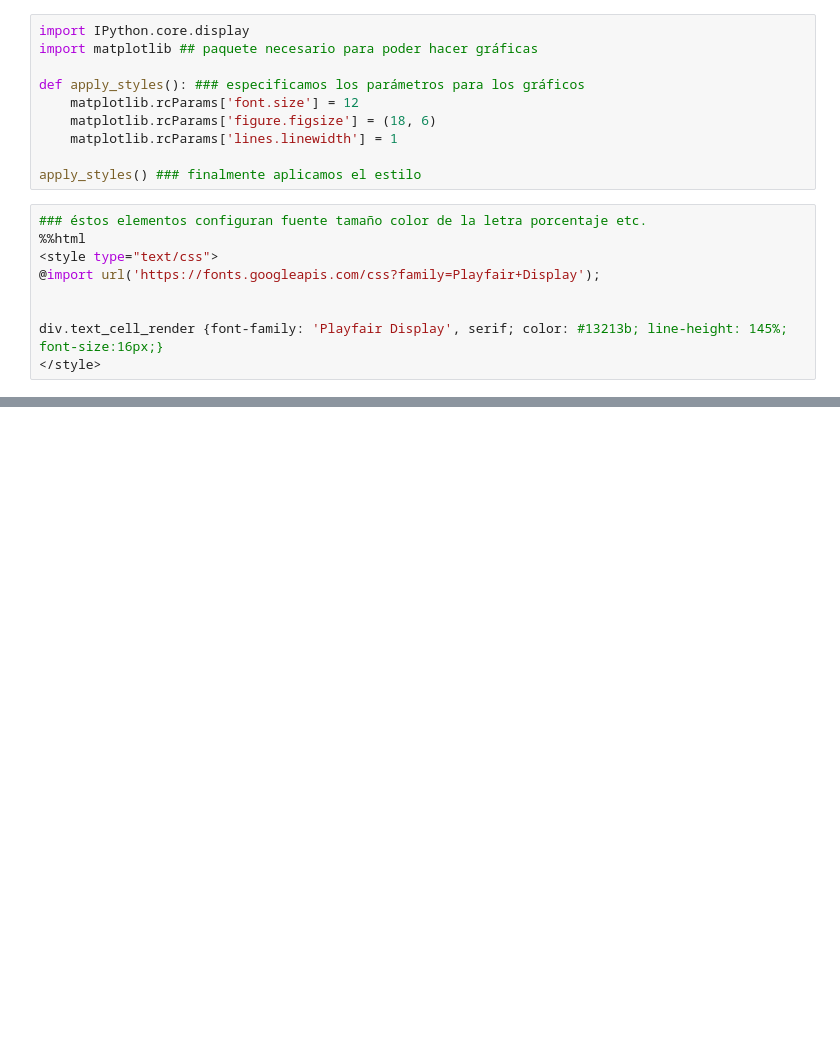
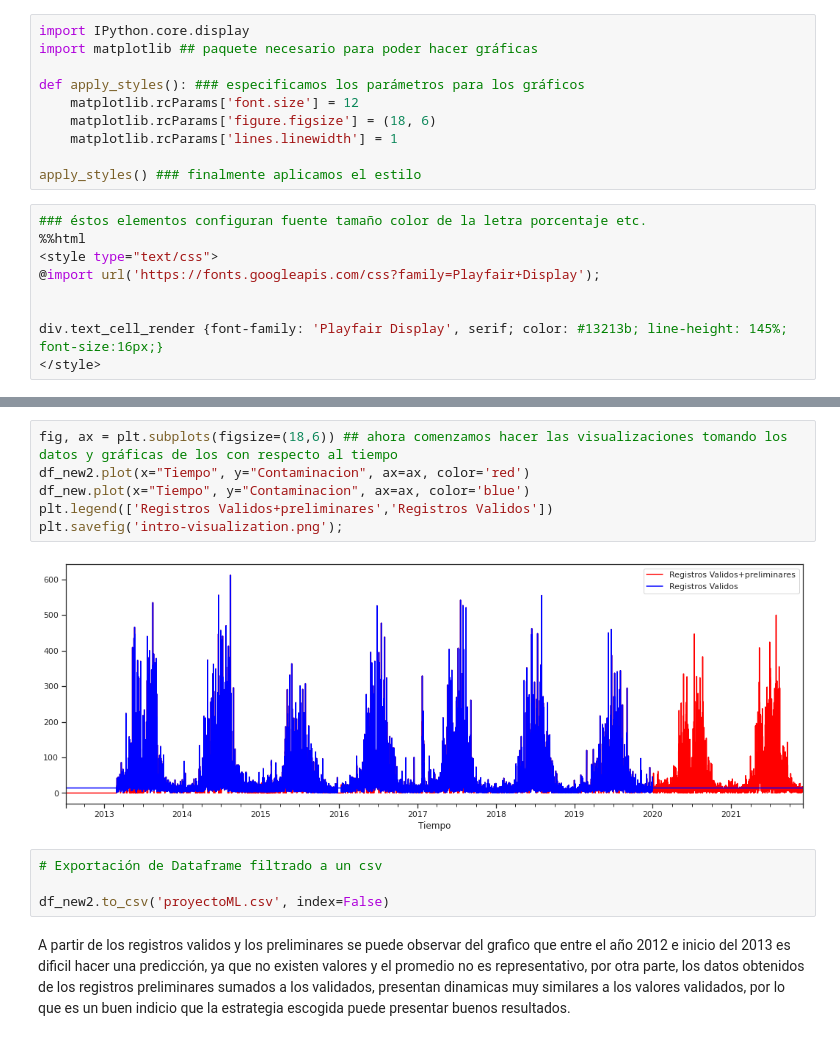
Before and after one commit to eletorres/MachineLearning, a Jupyter notebook: ProyectoML_LTorres.ipynb, the cells around one changed output, grey strips where cells are left out. Drawn from its saved outputs; the diff is of its cells as text; blank space fills up the shorter version.

```diff
--- a/ProyectoML_LTorres.ipynb
+++ b/ProyectoML_LTorres.ipynb
@@ -39,0 +231,14 @@ df.value.astype(int, copy=False);
+# %%
+fig, ax = plt.subplots(figsize=(18,6)) ## ahora comenzamos hacer las visualizaciones tomando los datos y gráficas de los con respecto al tiempo
+df_new2.plot(x="Tiempo", y="Contaminacion", ax=ax, color='red')
+df_new.plot(x="Tiempo", y="Contaminacion", ax=ax, color='blue')
+plt.legend(['Registros Validos+preliminares','Registros Validos'])
+plt.savefig('intro-visualization.png');
+# %% [output]
+[figure, added]
+# %%
+# Exportación de Dataframe filtrado a un csv
+
+df_new2.to_csv('proyectoML.csv', index=False)
+# %% [markdown]
+A partir de los registros validos y los preliminares se puede observar del grafico que entre el año 2012 e inicio del 2013 es dificil hacer una predicción, ya que no existen valores y el promedio no es representativo, por otra parte, los datos obtenidos de los registros preliminares sumados a los validados, presentan dinamicas muy similares a los valores validados, por lo que es un buen indicio que la estrategia escogida puede presentar buenos resultados.
```
Also changed, not shown: parts of 109 cells of this notebook.
